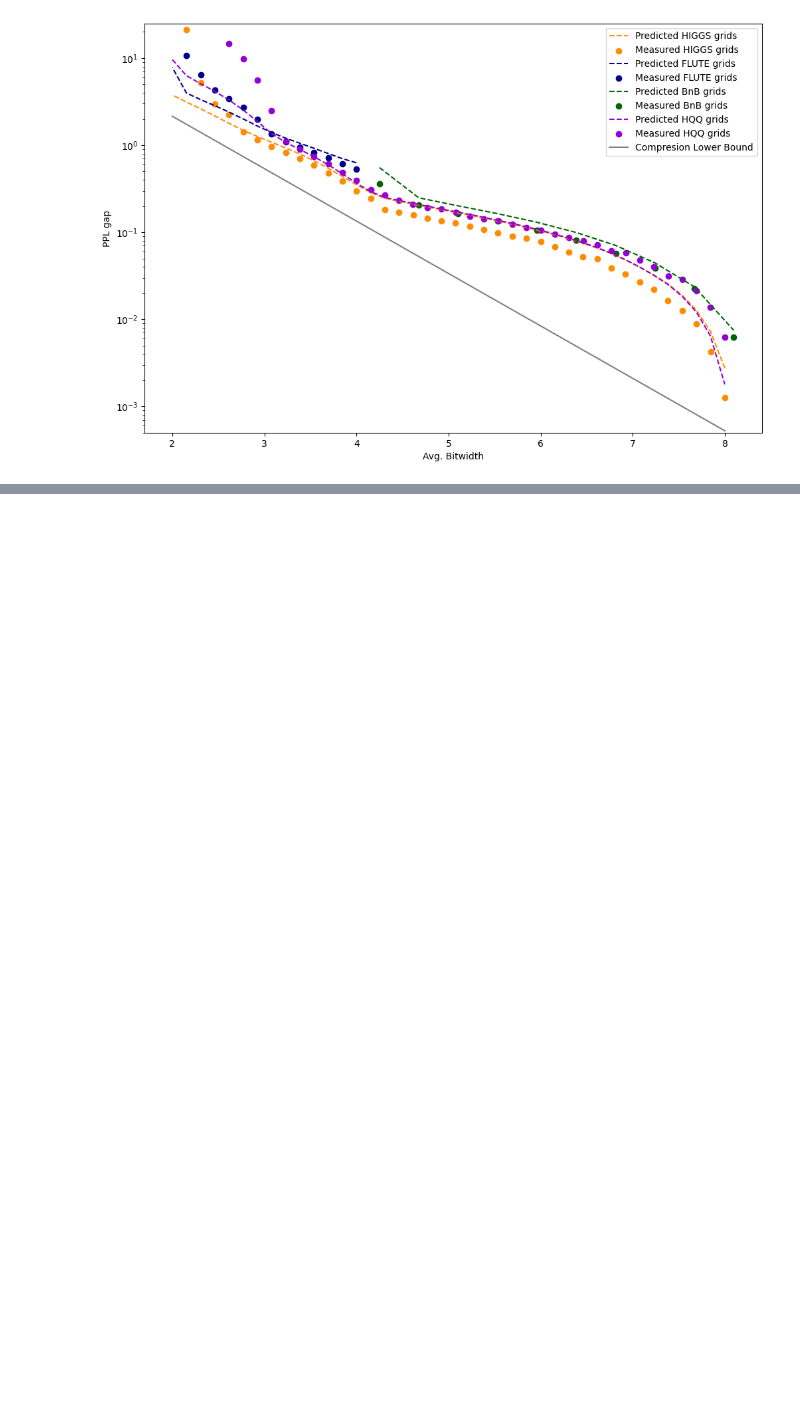
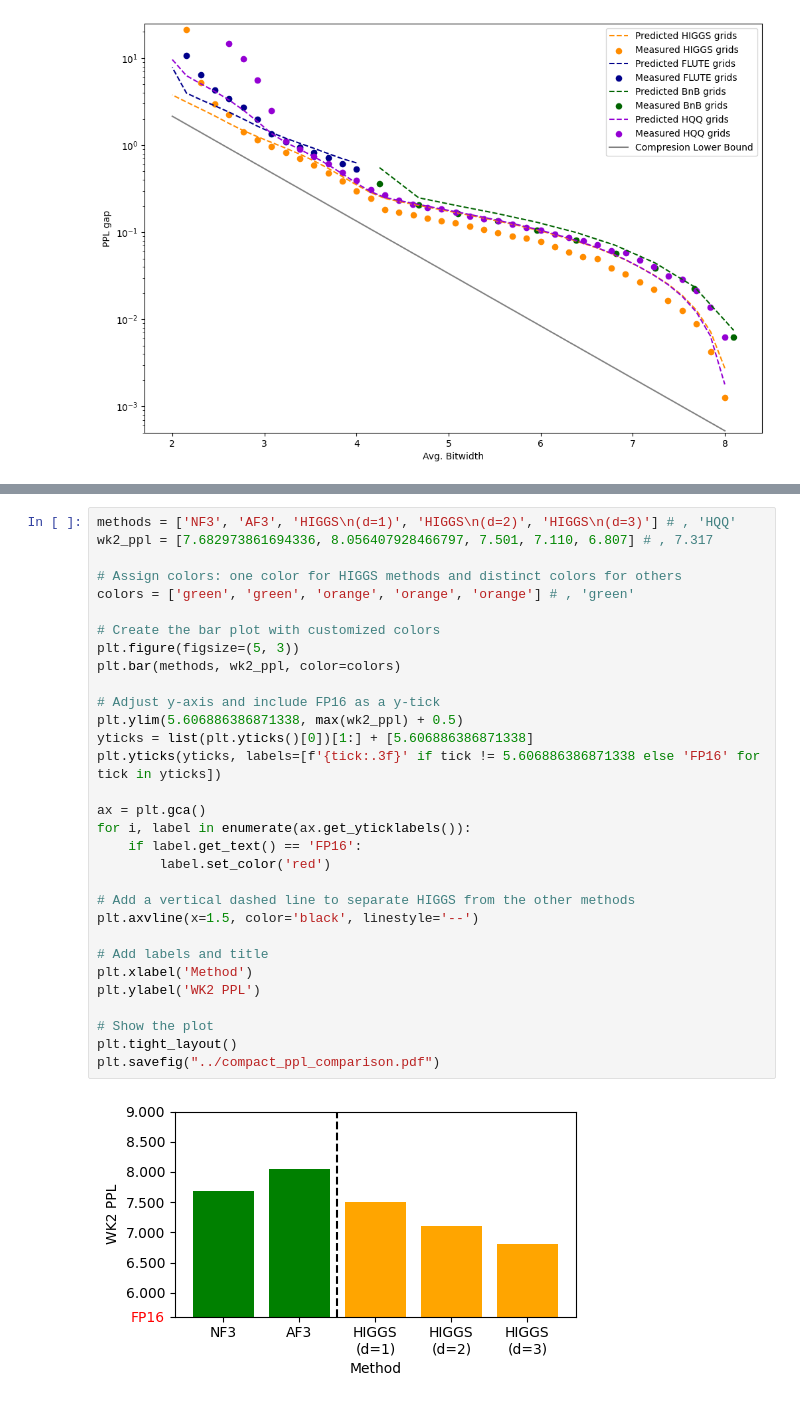
Before and after one commit to galqiwi/linear-layer-compression, a Jupyter notebook: Andrei/gptq/plots.ipynb, the cells around one changed output, grey strips where cells are left out. Drawn from its saved outputs; the diff is of its cells as text; blank space fills up the shorter version.

Commit message:
small plot changes

```diff
--- a/Andrei/gptq/plots.ipynb
+++ b/Andrei/gptq/plots.ipynb
@@ -1644,0 +1652,33 @@ fig.savefig("../blockwise_layerwise_ppl.pdf")
+# %%
+methods = ['NF3', 'AF3', 'HIGGS\n(d=1)', 'HIGGS\n(d=2)', 'HIGGS\n(d=3)'] # , 'HQQ'
+wk2_ppl = [7.682973861694336, 8.056407928466797, 7.501, 7.110, 6.807] # , 7.317
+
+# Assign colors: one color for HIGGS methods and distinct colors for others
+colors = ['green', 'green', 'orange', 'orange', 'orange'] # , 'green'
+
+# Create the bar plot with customized colors
+plt.figure(figsize=(5, 3))
+plt.bar(methods, wk2_ppl, color=colors)
+
+# Adjust y-axis and include FP16 as a y-tick
+plt.ylim(5.606886386871338, max(wk2_ppl) + 0.5)
+yticks = list(plt.yticks()[0])[1:] + [5.606886386871338]
+plt.yticks(yticks, labels=[f'{tick:.3f}' if tick != 5.606886386871338 else 'FP16' for tick in yticks])
+
+ax = plt.gca()
+for i, label in enumerate(ax.get_yticklabels()):
+    if label.get_text() == 'FP16':
+        label.set_color('red')
+
+# Add a vertical dashed line to separate HIGGS from the other methods
+plt.axvline(x=1.5, color='black', linestyle='--')
+
+# Add labels and title
+plt.xlabel('Method')
+plt.ylabel('WK2 PPL')
+
+# Show the plot
+plt.tight_layout()
+plt.savefig("../compact_ppl_comparison.pdf")
+# %% [output]
+[figure, added]
```
Also changed, not shown: parts of 9 cells of this notebook, 1 other file.
